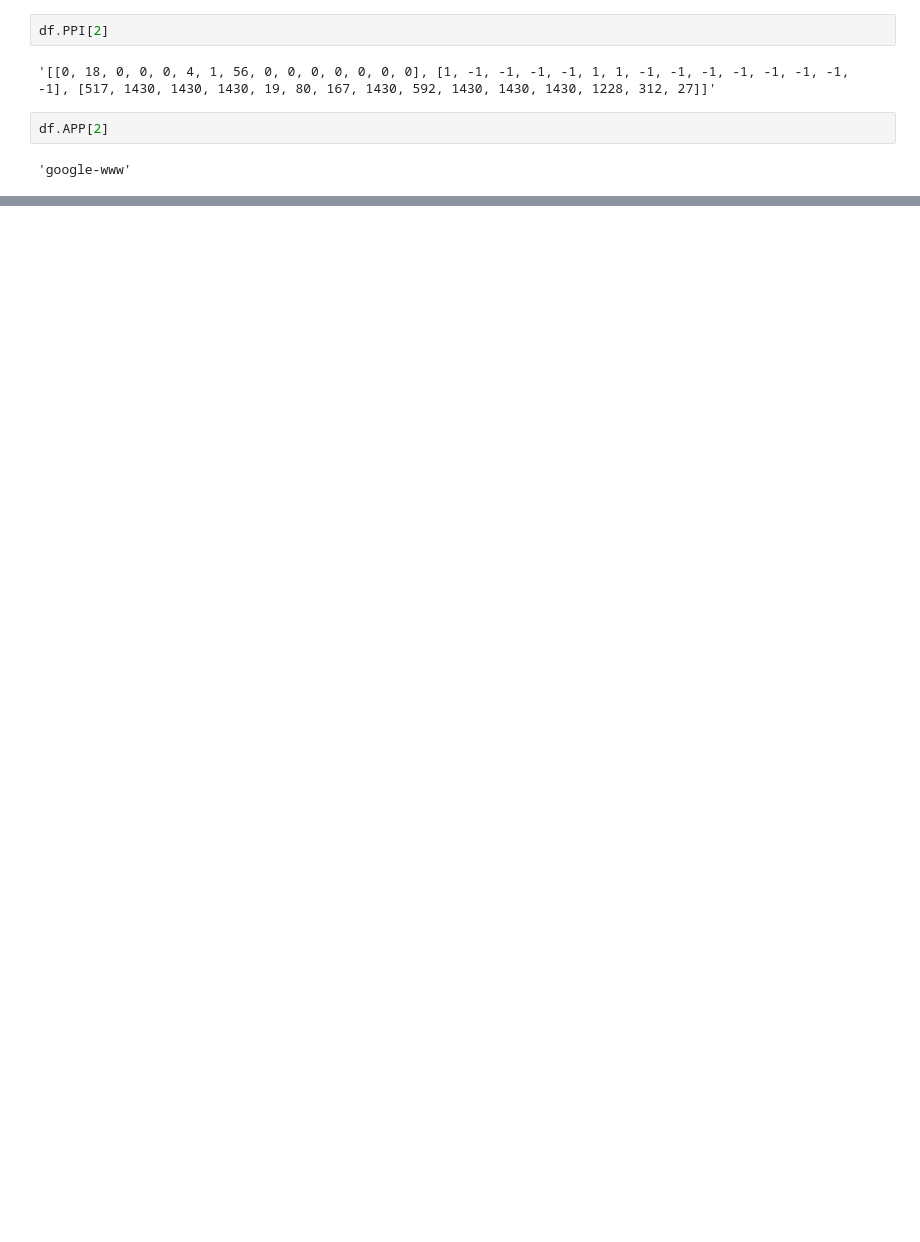
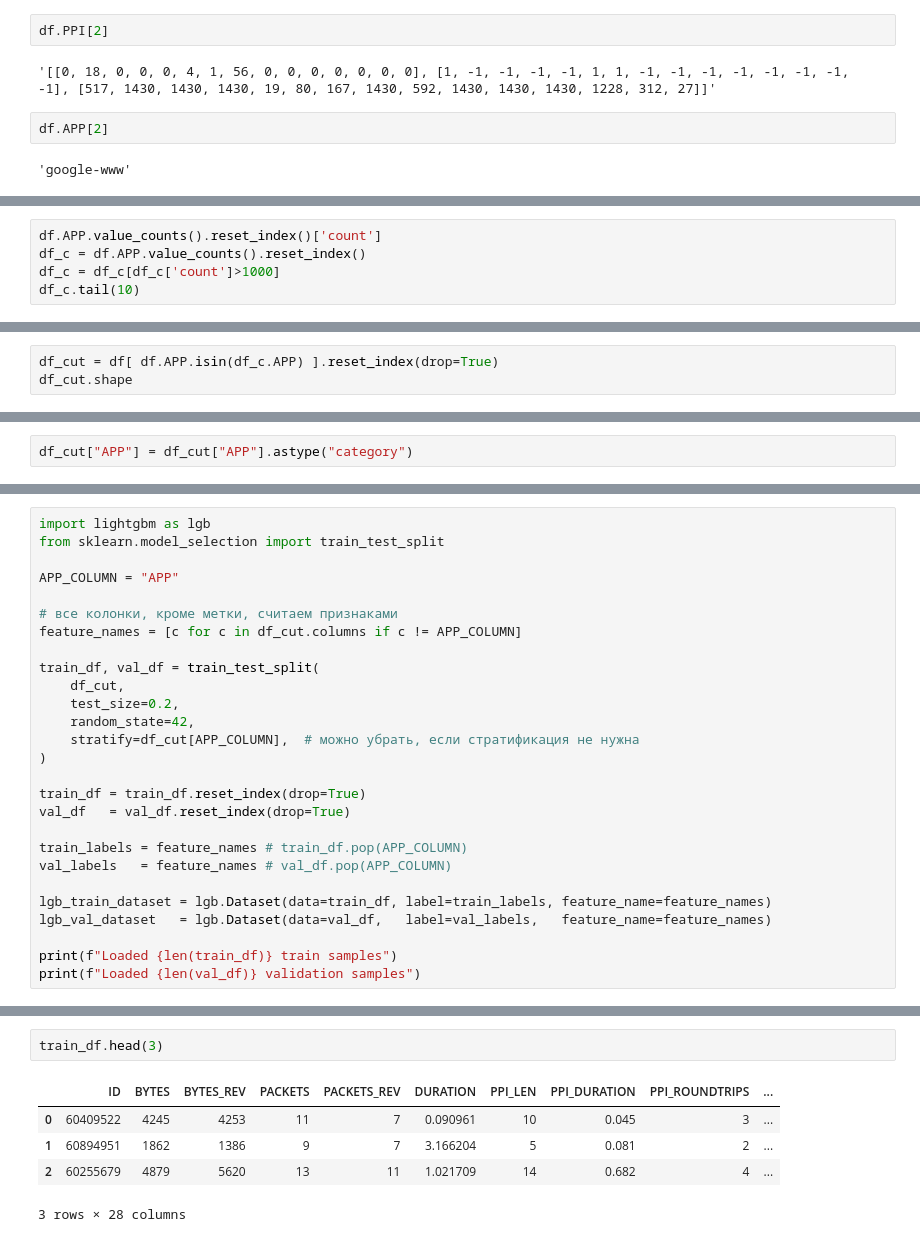
Before and after one commit to MinyaevAndrey/cesnet-tcexamples, a Jupyter notebook: notebooks/example_evaluation.ipynb, the cells around one changed output, grey strips where cells are left out. Drawn from its saved outputs; the diff is of its cells as text; blank space fills up the shorter version.

```diff
--- a/notebooks/example_evaluation.ipynb
+++ b/notebooks/example_evaluation.ipynb
@@ -342 +334,6 @@ Index(['ID', 'BYTES', 'BYTES_REV', 'PACKETS', 'PACKETS_REV', 'DURATION', 'PPI',
       dtype='object')
+# %%
+df.APP.value_counts().reset_index()['count']
+df_c = df.APP.value_counts().reset_index()
+df_c = df_c[df_c['count']>1000]
+df_c.tail(10)
@@ -342,0 +356,3 @@ Index(['ID', 'BYTES', 'BYTES_REV', 'PACKETS', 'PACKETS_REV', 'DURATION', 'PPI',
+# %%
+df_сut = df[ df.APP.isin(df_c.APP) ].reset_index(drop=True)
+df_сut.shape
@@ -342,0 +361,2 @@ Index(['ID', 'BYTES', 'BYTES_REV', 'PACKETS', 'PACKETS_REV', 'DURATION', 'PPI',
+# %%
+df_сut["APP"] = df_сut["APP"].astype("category")
@@ -342,0 +383,27 @@ Index(['ID', 'BYTES', 'BYTES_REV', 'PACKETS', 'PACKETS_REV', 'DURATION', 'PPI',
+# %%
+import lightgbm as lgb
+from sklearn.model_selection import train_test_split
+
+APP_COLUMN = "APP"
+
+# все колонки, кроме метки, считаем признаками
+feature_names = [c for c in df_сut.columns if c != APP_COLUMN]
+
+train_df, val_df = train_test_split(
+    df_сut,
+    test_size=0.2,
+    random_state=42,
+    stratify=df_сut[APP_COLUMN],  # можно убрать, если стратификация не нужна
+)
+
+train_df = train_df.reset_index(drop=True)
+val_df   = val_df.reset_index(drop=True)
+
+train_labels = feature_names # train_df.pop(APP_COLUMN)
+val_labels   = feature_names # val_df.pop(APP_COLUMN)
+
+lgb_train_dataset = lgb.Dataset(data=train_df, label=train_labels, feature_name=feature_names)
+lgb_val_dataset   = lgb.Dataset(data=val_df,   label=val_labels,   feature_name=feature_names)
+
+print(f"Loaded {len(train_df)} train samples")
+print(f"Loaded {len(val_df)} validation samples")
@@ -342,0 +433,8 @@ Index(['ID', 'BYTES', 'BYTES_REV', 'PACKETS', 'PACKETS_REV', 'DURATION', 'PPI',
+# %%
+train_df.head(3)
+# %% [output]
+|  | ID | BYTES | BYTES_REV | PACKETS | PACKETS_REV | DURATION | PPI_LEN | PPI_DURATION | PPI_ROUNDTRIPS | ... |
+| 0 | 60409522 | 4245 | 4253 | 11 | 7 | 0.090961 | 10 | 0.045 | 3 | ... |
+| 1 | 60894951 | 1862 | 1386 | 9 | 7 | 3.166204 | 5 | 0.081 | 2 | ... |
+| 2 | 60255679 | 4879 | 5620 | 13 | 11 | 1.021709 | 14 | 0.682 | 4 | ... |
+3 rows × 28 columns
```
Also changed, not shown: parts of 23 cells of this notebook.
